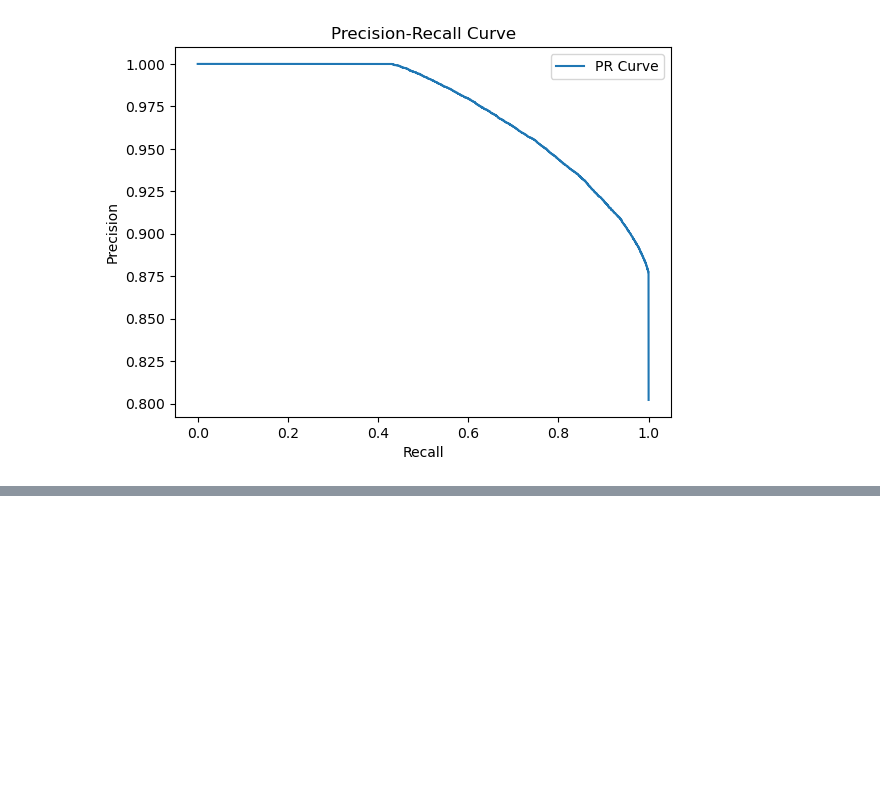
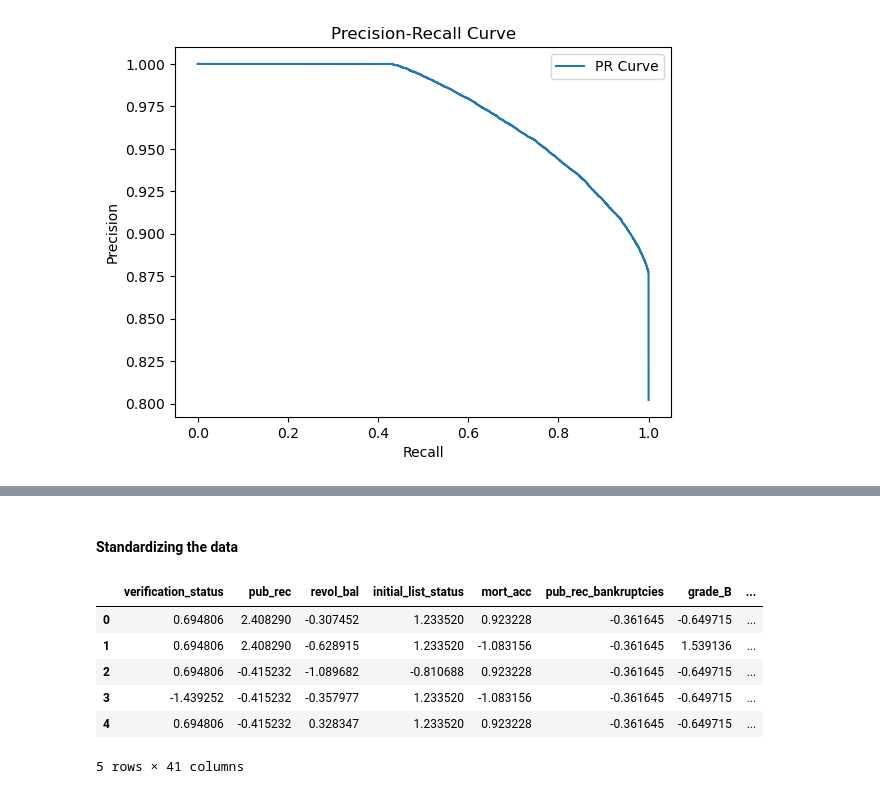
Before and after one commit to sayed-ashfaq/Loantap_logistic_regression, a Jupyter notebook: Loantap_EDA.ipynb, the cells around one changed output, grey strips where cells are left out. Cells and saved outputs as stored; diff of their text form; code cells hidden in the pictures; blank space fills up the shorter version.

```diff
--- a/Loantap_EDA.ipynb
+++ b/Loantap_EDA.ipynb
@@ -1578,0 +1677,26 @@ plt.show()
+# %%
+# store the vif data into the local so that, no need to run again and again
+# x_train_vif.to_csv('x_trained_vif.csv')
+
+## Load the data for x_train
+
+x_train_vif= pd.read_csv('x_trained_vif.csv', index_col=0)
+x_test_vif= x_test[x_train_vif.columns]
+# %% [markdown]
+#### Standardizing the data
+# %%
+scaler= StandardScaler()
+x_train_vif_scaled= scaler.fit_transform(x_train_vif)
+x_test_vif_scaled= scaler.transform(x_test_vif)
+
+# converting into dataframe using pandas
+x_train_scaled_df= pd.DataFrame(x_train_vif_scaled, columns= x_train_vif.columns)
+x_train_scaled_df.head()
+# %% [output]
+|  | verification_status | pub_rec | revol_bal | initial_list_status | mort_acc | pub_rec_bankruptcies | grade_B | ... |
+| 0 | 0.694806 | 2.408290 | -0.307452 | 1.233520 | 0.923228 | -0.361645 | -0.649715 | ... |
+| 1 | 0.694806 | 2.408290 | -0.628915 | 1.233520 | -1.083156 | -0.361645 | 1.539136 | ... |
+| 2 | 0.694806 | -0.415232 | -1.089682 | -0.810688 | 0.923228 | -0.361645 | -0.649715 | ... |
+| 3 | -1.439252 | -0.415232 | -0.357977 | 1.233520 | -1.083156 | -0.361645 | -0.649715 | ... |
+| 4 | 0.694806 | -0.415232 | 0.328347 | 1.233520 | 0.923228 | -0.361645 | -0.649715 | ... |
+5 rows × 41 columns
```
Also changed, not shown: parts of 30 cells of this notebook, 1 other file.
